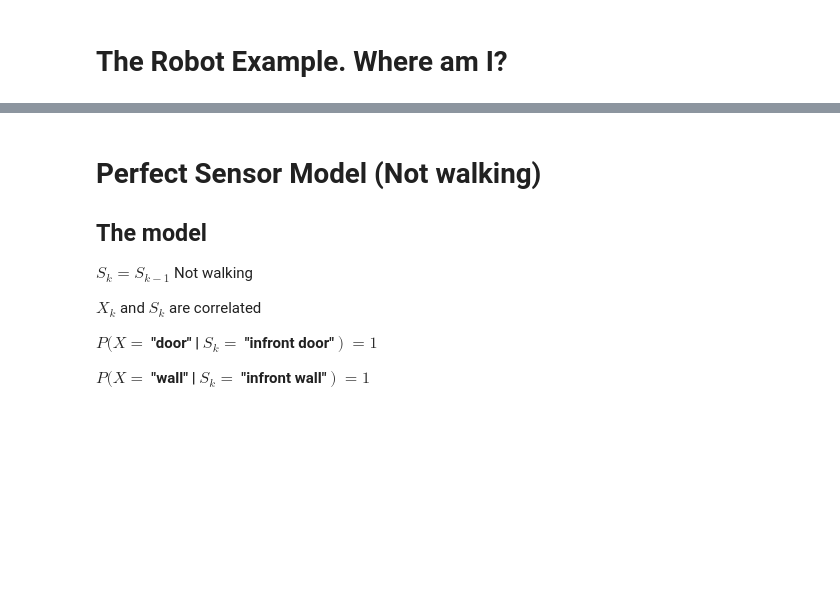
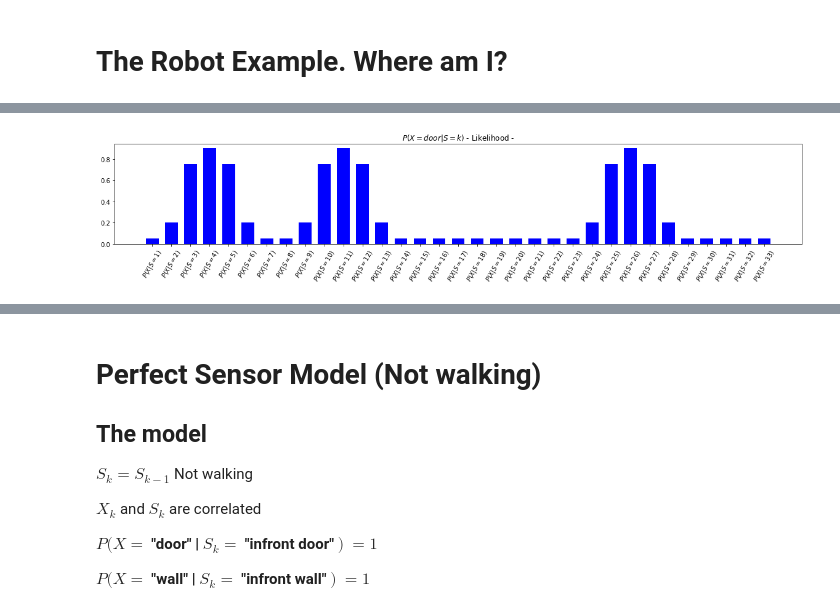
Before and after one commit to jganzabal/Kalman-as-Recursive-Bayesian-Estimation, a Jupyter notebook: 1_Histogram Filters.ipynb, the cells around one changed output, grey strips where cells are left out. Drawn from its saved outputs; the diff is of its cells as text; code cells hidden in the pictures; blank space fills up the shorter version.

```diff
--- a/1_Histogram Filters.ipynb
+++ b/1_Histogram Filters.ipynb
@@ -48,0 +76,9 @@ robot.plot_robot_room(loc = 10, N=N, doors = doors, figsize = )
+# %%
+pulse = np.array([0.2, 0.75, 0.9, 0.75, 0.2])
+noise = 0.05
+str_indexes_likelihood =  ['$P(X|S=%s)$'%int(i+1) for i in range(N)]
+likelihood = get_room_observation_likelihood(N = N, doors = doors, pulse = pulse, noise = noise)
+plot_distribution(likelihood['door'], title = '$P(X=door|S=k)$ - Likelihood -',
+                         str_indexes= str_indexes_likelihood, rotation = 60)
+# %% [output]
+[figure, added]
```
Also changed, not shown: parts of 16 cells of this notebook, 2 other files.
